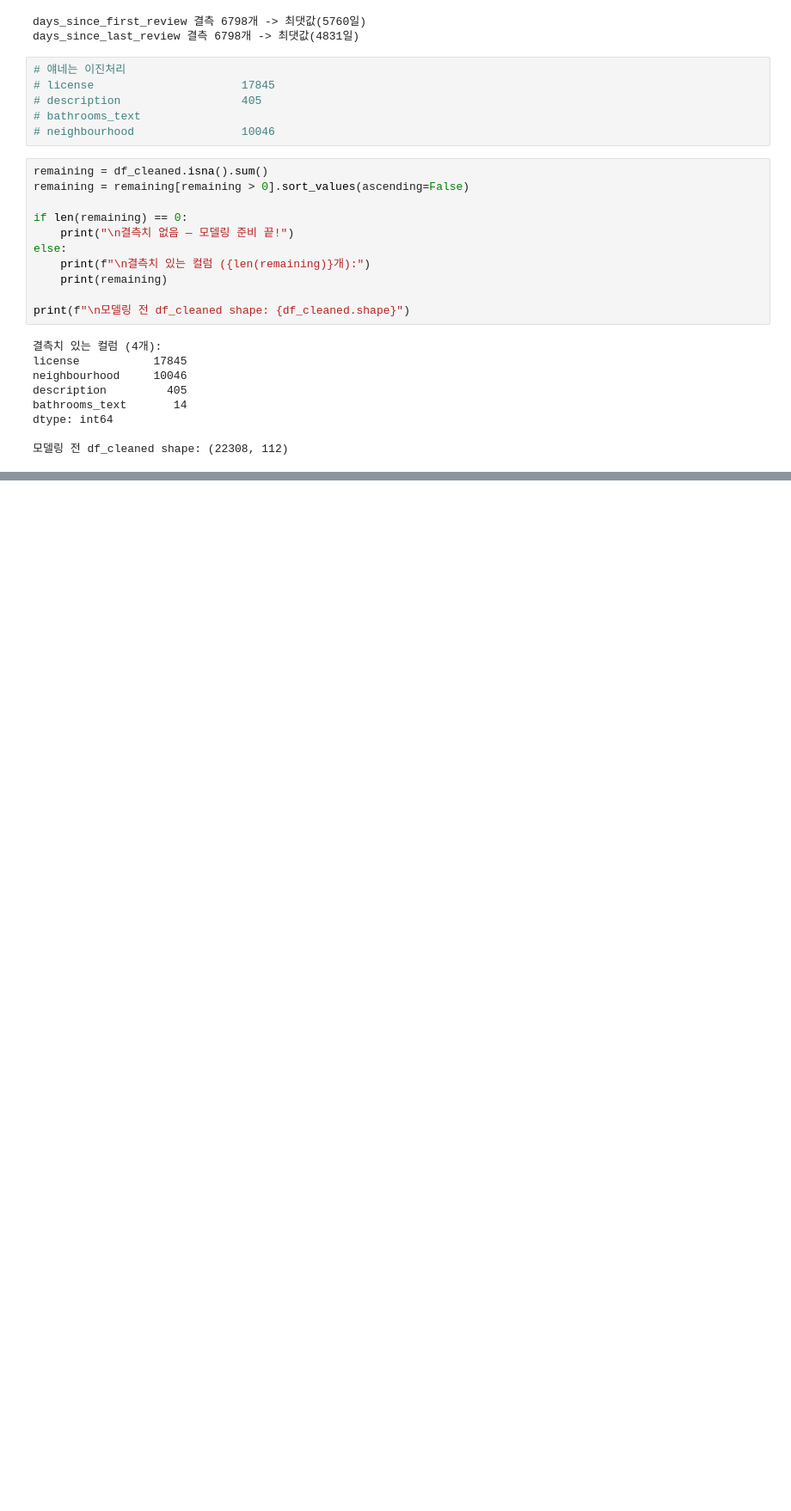
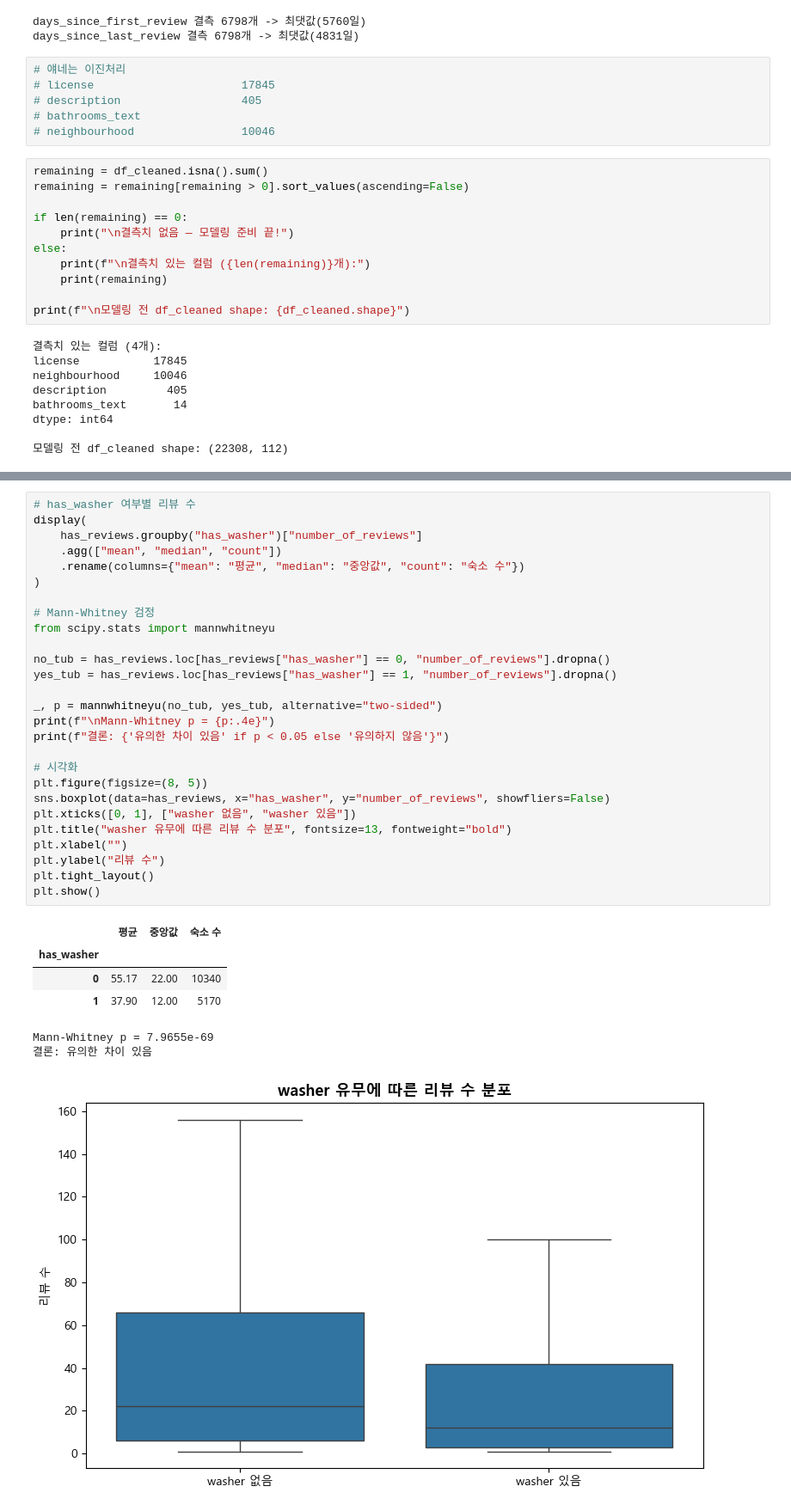
Before and after one commit to sybeom528/airbnb_price_prediction, a Jupyter notebook: notebooks/pjh_review_eda.ipynb, the cells around one changed output, grey strips where cells are left out. Shown at 86% size. Cells and saved outputs as stored; diff of their text form; blank space fills up the shorter version.

```diff
--- a/notebooks/pjh_review_eda.ipynb
+++ b/notebooks/pjh_review_eda.ipynb
@@ -1412,0 +1419,35 @@ dtype: int64
+# %%
+# has_washer 여부별 리뷰 수
+display(
+    has_reviews.groupby("has_washer")["number_of_reviews"]
+    .agg(["mean", "median", "count"])
+    .rename(columns={"mean": "평균", "median": "중앙값", "count": "숙소 수"})
+)
+
+# Mann-Whitney 검정
+from scipy.stats import mannwhitneyu
+
+no_tub = has_reviews.loc[has_reviews["has_washer"] == 0, "number_of_reviews"].dropna()
+yes_tub = has_reviews.loc[has_reviews["has_washer"] == 1, "number_of_reviews"].dropna()
+
+_, p = mannwhitneyu(no_tub, yes_tub, alternative="two-sided")
+print(f"\nMann-Whitney p = {p:.4e}")
+print(f"결론: {'유의한 차이 있음' if p < 0.05 else '유의하지 않음'}")
+
+# 시각화
+plt.figure(figsize=(8, 5))
+sns.boxplot(data=has_reviews, x="has_washer", y="number_of_reviews", showfliers=False)
+plt.xticks([0, 1], ["washer 없음", "washer 있음"])
+plt.title("washer 유무에 따른 리뷰 수 분포", fontsize=13, fontweight="bold")
+plt.xlabel("")
+plt.ylabel("리뷰 수")
+plt.tight_layout()
+plt.show()
+# %% [output]
+|  | 평균 | 중앙값 | 숙소 수 |
+| has_washer |  |  |  |
+| 0 | 55.17 | 22.00 | 10340 |
+| 1 | 37.90 | 12.00 | 5170 |
+Mann-Whitney p = 7.9655e-69
+결론: 유의한 차이 있음
+[figure, added]
```
Also changed, not shown: parts of 11 cells of this notebook, 3 other files.
